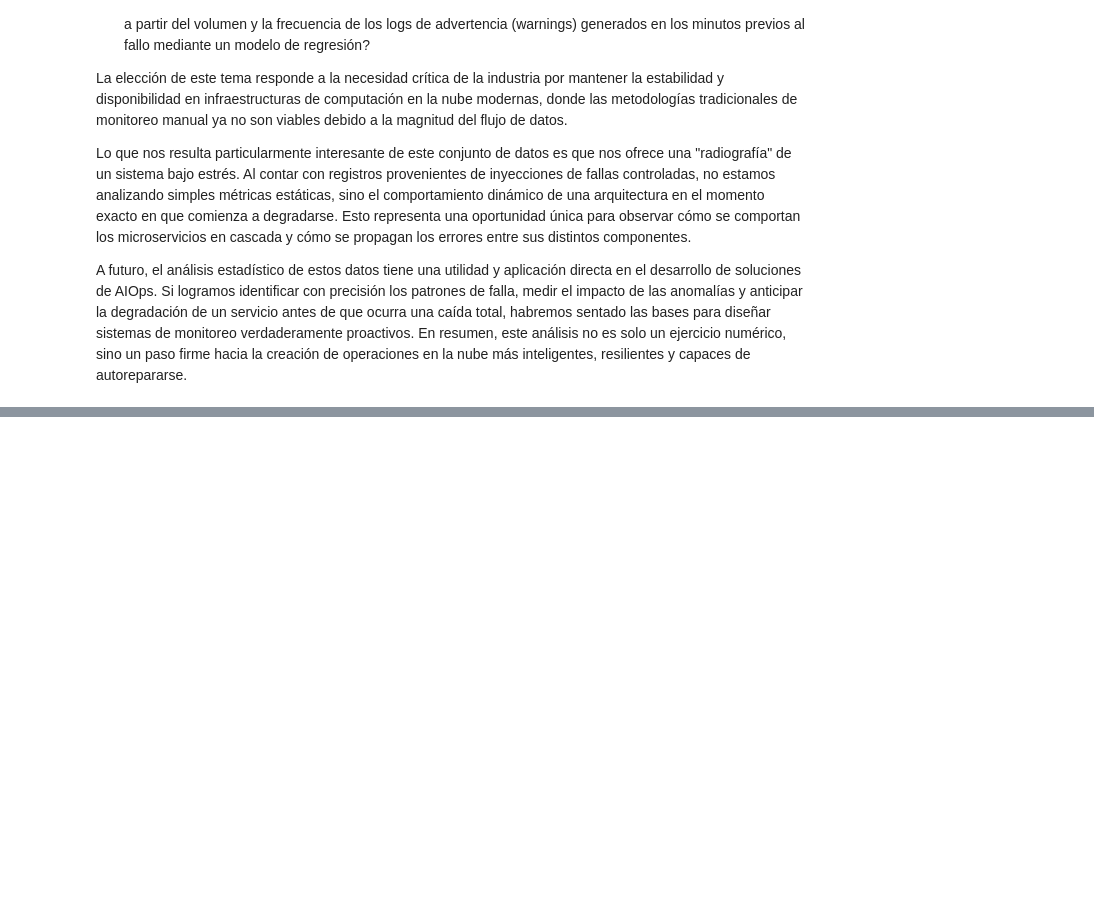
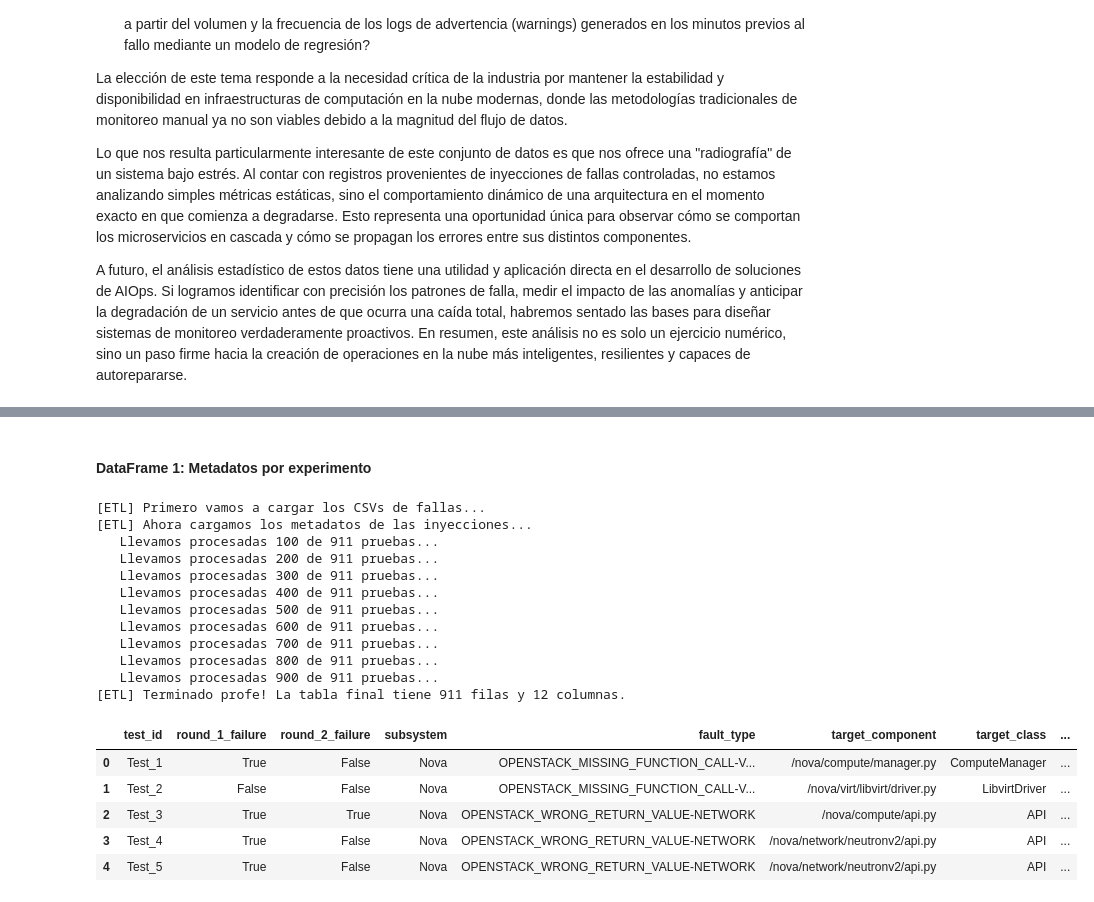
Before and after one commit to ValenteCardenas/Analysis_AIOps, a Jupyter notebook: main.ipynb, the cells around one changed output, grey strips where cells are left out. Drawn from its saved outputs; the diff is of its cells as text; code cells hidden in the pictures; blank space fills up the shorter version.

```diff
--- a/main.ipynb
+++ b/main.ipynb
@@ -31,0 +82,27 @@ A futuro, el análisis estadístico de estos datos tiene una utilidad y aplicaci
+# %% [markdown]
+#### DataFrame 1: Metadatos por experimento
+# %%
+# --- Carga de datos usando el módulo ETL ---
+from src.etl import crear_tabla_analisis, armar_tabla_logs
+
+df = crear_tabla_analisis(contar_logs=False)
+df.head()
+# %% [output]
+[ETL] Primero vamos a cargar los CSVs de fallas...
+[ETL] Ahora cargamos los metadatos de las inyecciones...
+   Llevamos procesadas 100 de 911 pruebas...
+   Llevamos procesadas 200 de 911 pruebas...
+   Llevamos procesadas 300 de 911 pruebas...
+   Llevamos procesadas 400 de 911 pruebas...
+   Llevamos procesadas 500 de 911 pruebas...
+   Llevamos procesadas 600 de 911 pruebas...
+   Llevamos procesadas 700 de 911 pruebas...
+   Llevamos procesadas 800 de 911 pruebas...
+   Llevamos procesadas 900 de 911 pruebas...
+[ETL] Terminado profe! La tabla final tiene 911 filas y 12 columnas.
+|  | test_id | round_1_failure | round_2_failure | subsystem | fault_type | target_component | target_class | ... |
+| 0 | Test_1 | True | False | Nova | OPENSTACK_MISSING_FUNCTION_CALL-V... | /nova/compute/manager.py | ComputeManager | ... |
+| 1 | Test_2 | False | False | Nova | OPENSTACK_MISSING_FUNCTION_CALL-V... | /nova/virt/libvirt/driver.py | LibvirtDriver | ... |
+| 2 | Test_3 | True | True | Nova | OPENSTACK_WRONG_RETURN_VALUE-NETWORK | /nova/compute/api.py | API | ... |
+| 3 | Test_4 | True | False | Nova | OPENSTACK_WRONG_RETURN_VALUE-NETWORK | /nova/network/neutronv2/api.py | API | ... |
+| 4 | Test_5 | True | False | Nova | OPENSTACK_WRONG_RETURN_VALUE-NETWORK | /nova/network/neutronv2/api.py | API | ... |
```
Also changed, not shown: parts of 12 cells of this notebook, 1 other file.
